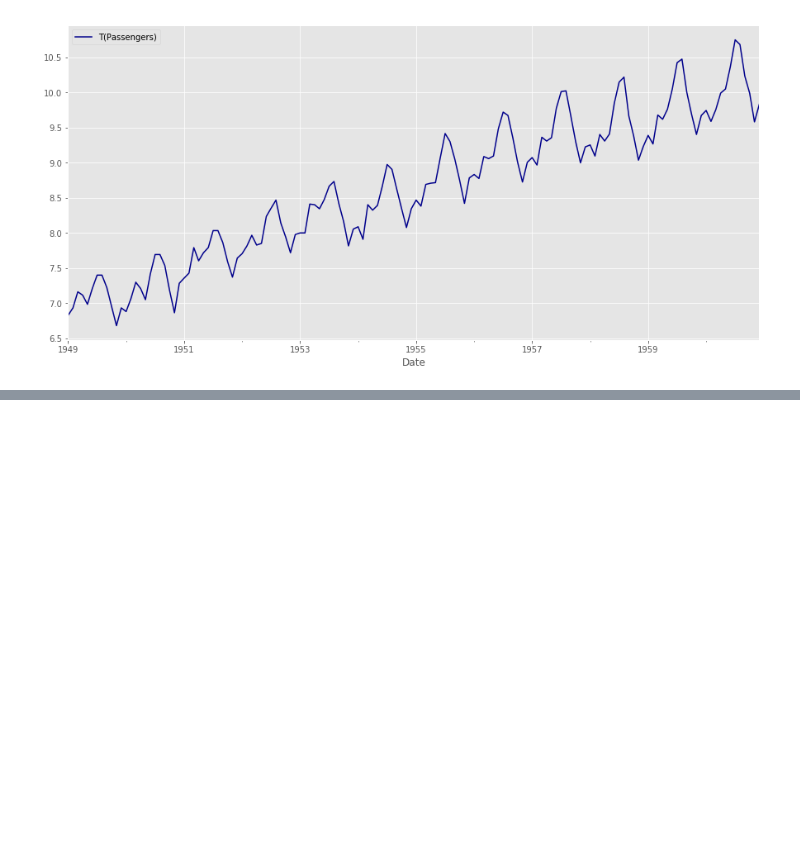
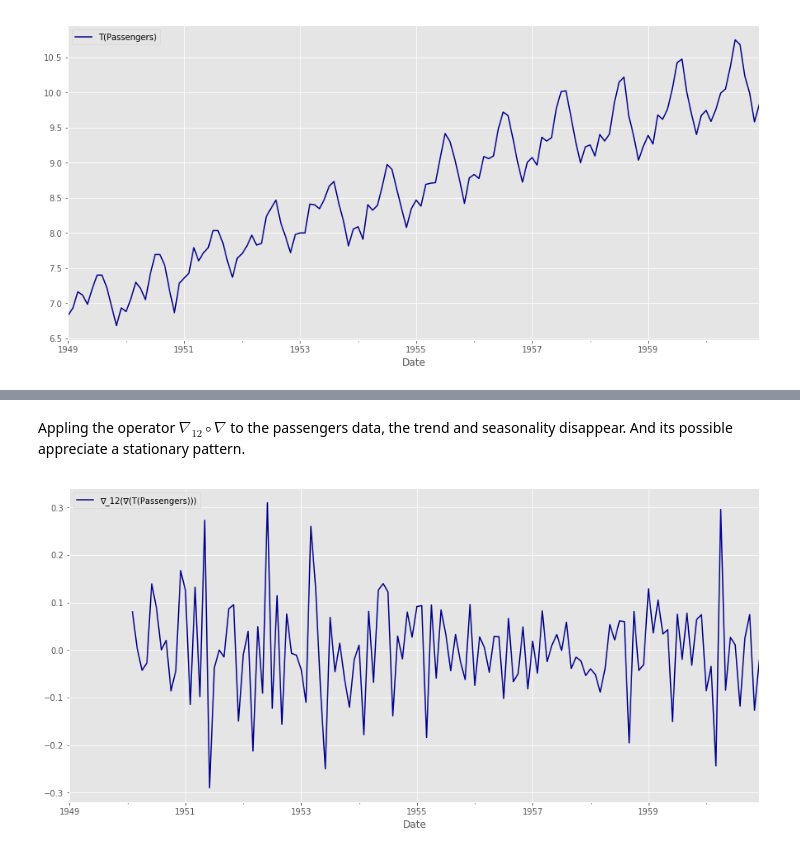
Before and after one commit to ErickEduardoAH/TimeSeriesAnalysis, a Jupyter notebook: 1.2 Time Series Stationary Models - Stationary processes.ipynb, the cells around one changed output, grey strips where cells are left out. Cells and saved outputs as stored; diff of their text form; code cells hidden in the pictures; blank space fills up the shorter version.

```diff
--- a/1.2 Time Series Stationary Models - Stationary processes.ipynb
+++ b/1.2 Time Series Stationary Models - Stationary processes.ipynb
@@ -173,0 +324,7 @@ Note that $\nabla(X_t)=X_t-X_{t-1} = X_t-B X_{t} = (1-B) X_t$
+# %% [markdown]
+Appling the operator $\nabla_{12} \circ \nabla$ to the passengers data, the trend and seasonality disappear. And its possible appreciate a stationary pattern.
+# %%
+AirlinePassengersDF[['∇_12(∇(T(Passengers)))']] = AirlinePassengersDF[['T(Passengers)']].diff(1).diff(12)
+plotTimeSeries(AirlinePassengersDF[['∇_12(∇(T(Passengers)))']])
+# %% [output]
+[figure, added]
```
Also changed, not shown: parts of 7 cells of this notebook.
